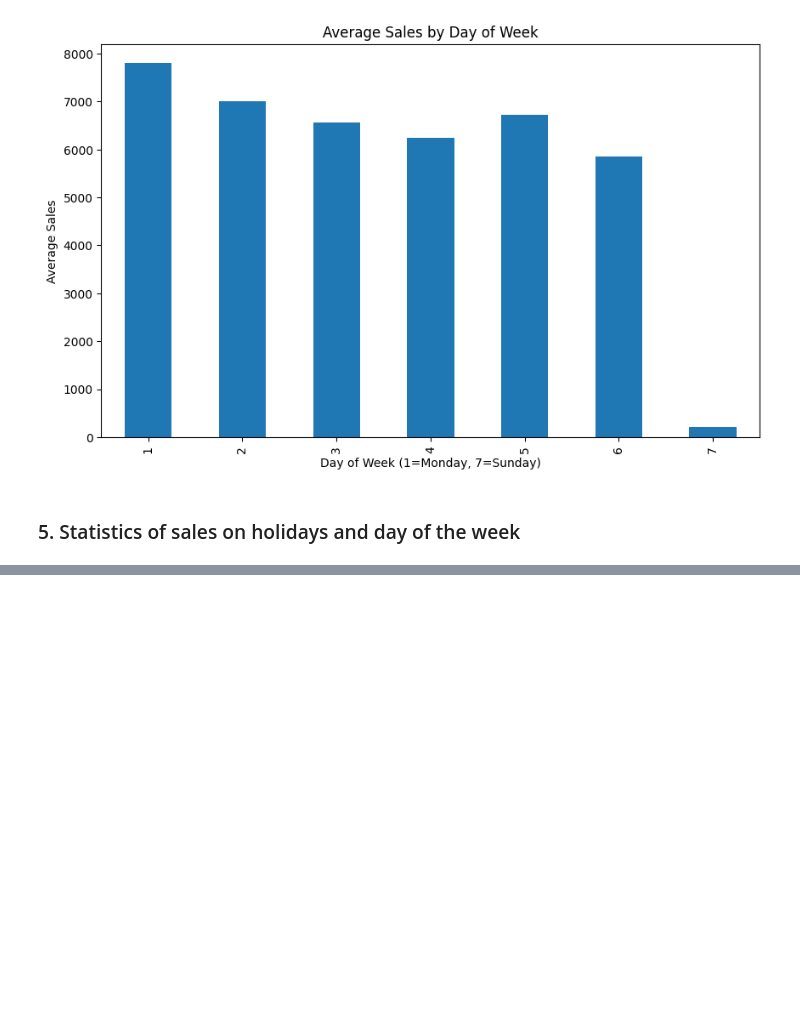
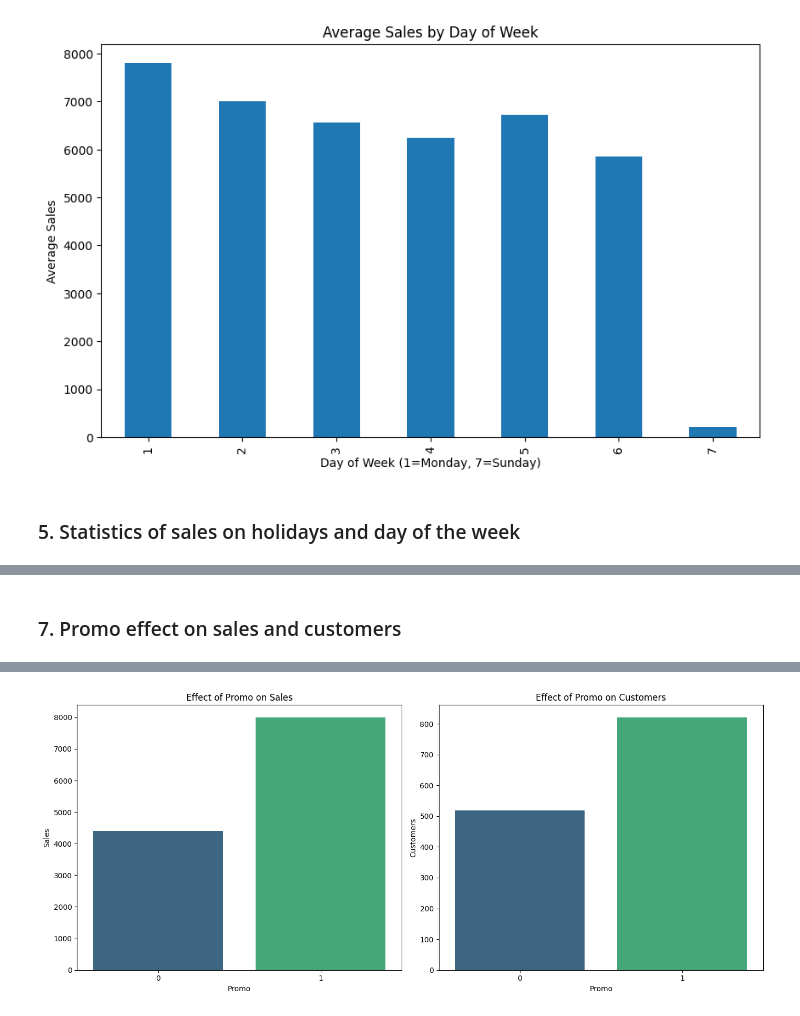
Before and after one commit to BlenSeleshi/SalesDataAnalytics, a Jupyter notebook: notebooks/salesAnalysis.ipynb, the cells around one changed output, grey strips where cells are left out. Cells and saved outputs as stored; diff of their text form; code cells hidden in the pictures; blank space fills up the shorter version.

```diff
--- a/notebooks/salesAnalysis.ipynb
+++ b/notebooks/salesAnalysis.ipynb
@@ -89,0 +119,5 @@ sa.plot_day_of_week_sales(train_store)
+# %% [markdown]
+### 7. Promo effect on sales and customers
+# %%
+sa.promo_effect_on_sales(train_store)
+# %% [output]
@@ -89,0 +130 @@ sa.plot_day_of_week_sales(train_store)
+[figure, added]
```
Also changed, not shown: parts of 7 cells of this notebook.
